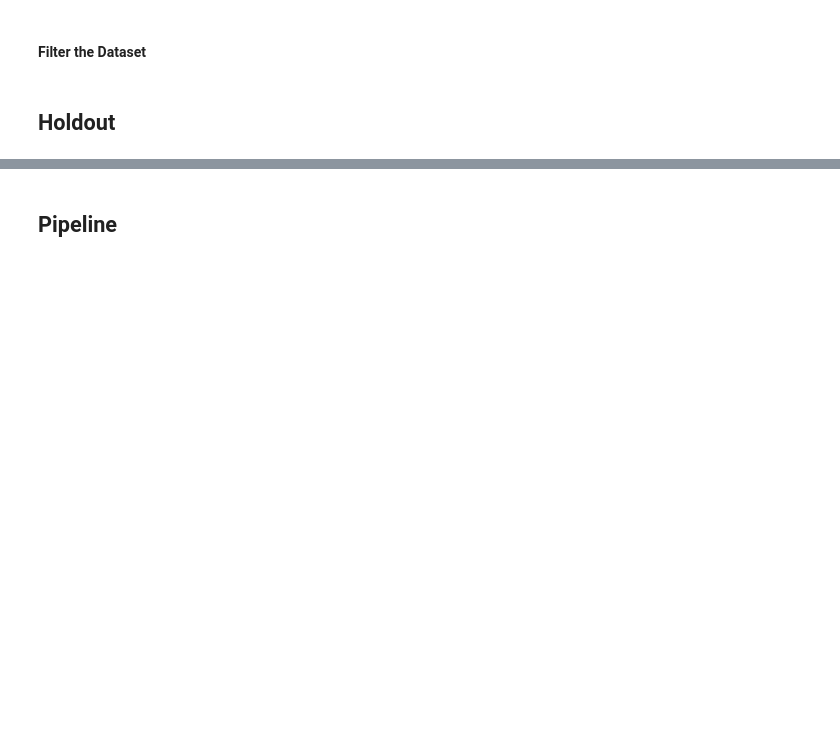
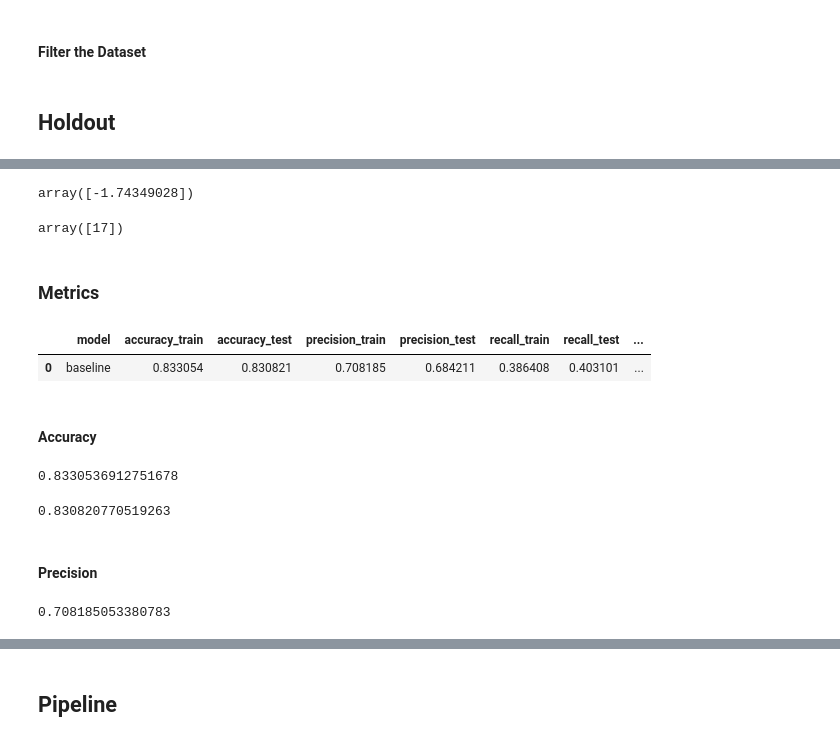
Before and after one commit to gabrielanakasato/rain-prediction, a Jupyter notebook: part02-baseline.ipynb, the cells around one changed output, grey strips where cells are left out. Drawn from its saved outputs; the diff is of its cells as text; code cells hidden in the pictures; blank space fills up the shorter version.

```diff
--- a/part02-baseline.ipynb
+++ b/part02-baseline.ipynb
@@ -340,0 +398,64 @@ X_train, X_test, y_train, y_test = train_test_split(X, y, test_size=.2, stratify
+# %%
+# Check the intercept
+logistic.intercept_
+# %% [output]
+array([-1.74349028])
+# %%
+# Number maximum of iterations
+logistic.n_iter_
+# %% [output]
+array([17])
+# %% [markdown]
+### Metrics
+# %%
+# Create a dataframe for the metrics
+df_metrics = pd.DataFrame(columns=['model', 'accuracy_train', 'accuracy_test',
+                                   'precision_train', 'precision_test',
+                                   'recall_train', 'recall_test',
+                                   'f1_score_train', 'f1_score_test',
+                                   'auc_train', 'auc_teste'])
+
+# Add row
+row_values = {'model': 'baseline',
+
+              'accuracy_train': logistic.score(X=X_train_std, y=y_train),
+              'accuracy_test': logistic.score(X=X_test_std, y=y_test),
+
+              'precision_train': precision_score(y_true=y_train, y_pred=logistic.predict(X_train_std)),
+              'precision_test': precision_score(y_true=y_test, y_pred=logistic.predict(X_test_std)),
+
+              'recall_train': recall_score(y_true=y_train, y_pred=logistic.predict(X_train_std)),
+              'recall_test': recall_score(y_true=y_test, y_pred=logistic.predict(X_test_std)),
+
+              'f1_score_train': f1_score(y_true=y_train, y_pred=logistic.predict(X_train_std)),
+              'f1_score_test': f1_score(y_true=y_test, y_pred=logistic.predict(X_test_std)),
+
+              'auc_train': roc_auc_score(y_true=y_train, y_score=logistic.predict_proba(X_train_std)[:, 1]),
+              'auc_teste': roc_auc_score(y_true=y_test, y_score=logistic.predict_proba(X_test_std)[:, 1])}
+
+df_metrics = df_metrics.append(row_values, ignore_index=True)
+
+# Check the result
+df_metrics
+# %% [output]
+|  | model | accuracy_train | accuracy_test | precision_train | precision_test | recall_train | recall_test | ... |
+| 0 | baseline | 0.833054 | 0.830821 | 0.708185 | 0.684211 | 0.386408 | 0.403101 | ... |
+# %% [markdown]
+#### Accuracy
+# %%
+# Training Set Accuracy
+logistic.score(X=X_train_std, y=y_train)
+# %% [output]
+0.8330536912751678
+# %%
+# Test Set Accuracy
+logistic.score(X=X_test_std, y=y_test)
+# %% [output]
+0.830820770519263
+# %% [markdown]
+#### Precision
+# %%
+# Training Set Precision
+precision_score(y_true=y_train, y_pred=logistic.predict(X_train_std))
+# %% [output]
+0.708185053380783
```
Also changed, not shown: parts of 37 cells of this notebook.
